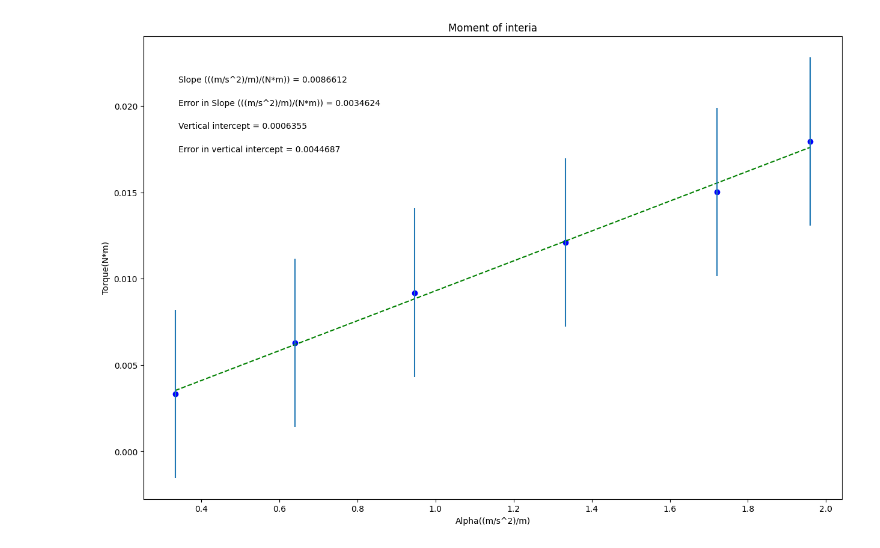
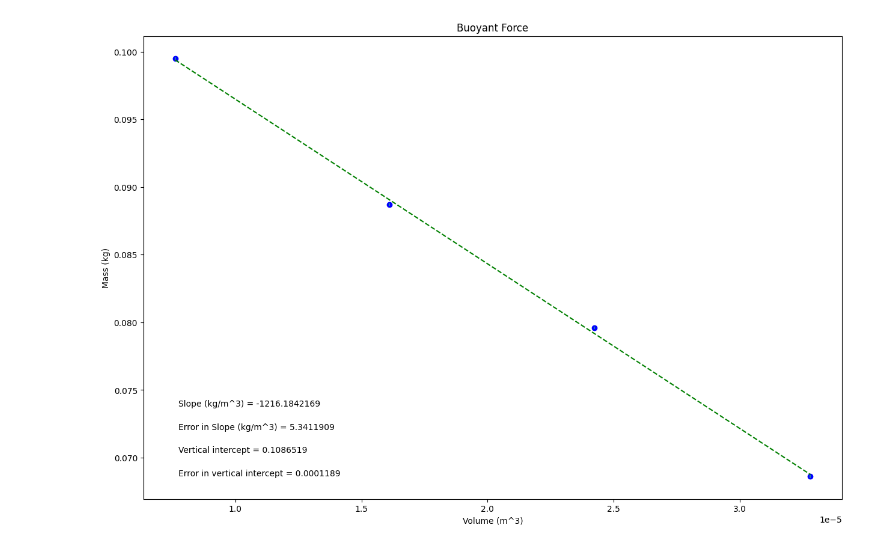
Before and after one commit to cotis9/whatever-you-want, a Jupyter notebook: PHSXlab_plotting_template.ipynb, the cells around one changed output. Drawn from its saved outputs; the diff is of its cells as text; code cells hidden in the pictures.

```diff
--- a/PHSXlab_plotting_template.ipynb
+++ b/PHSXlab_plotting_template.ipynb
@@ -19,33 +19,33 @@ import matplotlib.pyplot as plt
 #variable names should start with a letter and must contain only letters, numbers, and underscores
 
 
-xvariable_Alpha = np.array([.33333, .64, .94666667, 1.3333333, 1.72, 1.96])
+xvariable_Volume = np.array([7.61138E-06, 1.60976E-05, 2.42339E-05, 3.28077E-05])
 
-yvariable_Torque = np.array([.0033352, .00627075, .00918887, .01210275, .01501317, .017953438])
+yvariable_Mass = np.array([.0995, .0887, .0796, .0686])
 
-err_yvariable_uncerntintytorque = np.array([.00487544, .00487545, .00487547, .00487549, .00487552, .00487555])
+err_yvariable_Uncernity = np.array([.0001, .0001, .0001, .0001])
 
 
 
 #Re-assign variables as x, y, dy so that the remaining plotting code may remain generic
 #UPDATE VARIABLE NAMES (ON RHS OF EACH EQUAL SIGN) TO MATCH VARIABLE NAMES FOR DATA ABOVE
 
-x = xvariable_Alpha           #this should be the array you want to plot on the x axis
-y = yvariable_Torque             #this should be the array you want to plot on the y axis
-dy = err_yvariable_uncerntintytorque        #this should be your error in y array
+x = xvariable_Volume            #this should be the array you want to plot on the x axis
+y = yvariable_Mass             #this should be the array you want to plot on the y axis
+dy = err_yvariable_Uncernity        #this should be your error in y array
 
 
 #UPDATE EACH OF THESE 4 STRINGS FOR YOUR PLOT LABELS AS YOU WANT THEM TO APPEAR
 
-plot_title= 'Moment of interia'
-x_label= 'Alpha((m/s^2)/m)'
-y_label= 'Torque(N*m)'
-slope_units= '((m/s^2)/m)/(N*m)'
+plot_title= 'Buoyant Force'
+x_label= 'Volume (m^3)'
+y_label= 'Mass (kg)'
+slope_units= 'kg/m^3'
 
 #UPDATE ANNOTATION PLACEMENT SO IT'S OUT OF WAY OF PLOTTED DATA AND BEST FIT LINE
 #integer from 1 to 4, top R corner is 1 (counter-clockwise from there)
 
-annotation_placement=2
+annotation_placement=3
 
 
 #-----------------------------------------------------------------------#
@@ -92,31 +92,31 @@ elif annotation_placement==3 or annotation_placement==4:
 #Don't need to change anything in this section!
 
 #Plot data on graph. Plot error bars and place values for slope,
 #error in slope, and vertical intercept (plus error) on the plot using "annotate"
 
 plt.figure(figsize=(15,10))
 
 plt.plot(x, fit, color='green', linestyle='--')
 plt.scatter(x, y, color='blue', marker='o')
 
 plt.xlabel(x_label)
 plt.ylabel(y_label)
 plt.title(plot_title)
 
 plt.errorbar(x, y, yerr=dy, xerr=None, fmt="none") #don't need to plot x error bars
 
 plt.annotate('Slope ({}) = {value:.{digits}f}'.format(slope_units,value=m, digits=7),
              (xpos, ypos[0]), xycoords='axes fraction')
 
 plt.annotate('Error in Slope ({}) = {value:.{digits}f}'.format(slope_units,value=dm, digits=7),
              (xpos, ypos[1]), xycoords='axes fraction')
 
 plt.annotate('Vertical intercept = {value:.{digits}f}'.format(value=b, digits=7),
              (xpos, ypos[2]), xycoords='axes fraction')
 
 plt.annotate('Error in vertical intercept = {value:.{digits}f}'.format(value=db, digits=7),
              (xpos, ypos[3]), xycoords='axes fraction')
 
 plt.show()
 # %% [output]
-[figure, old version]
+[figure, new version]
```
